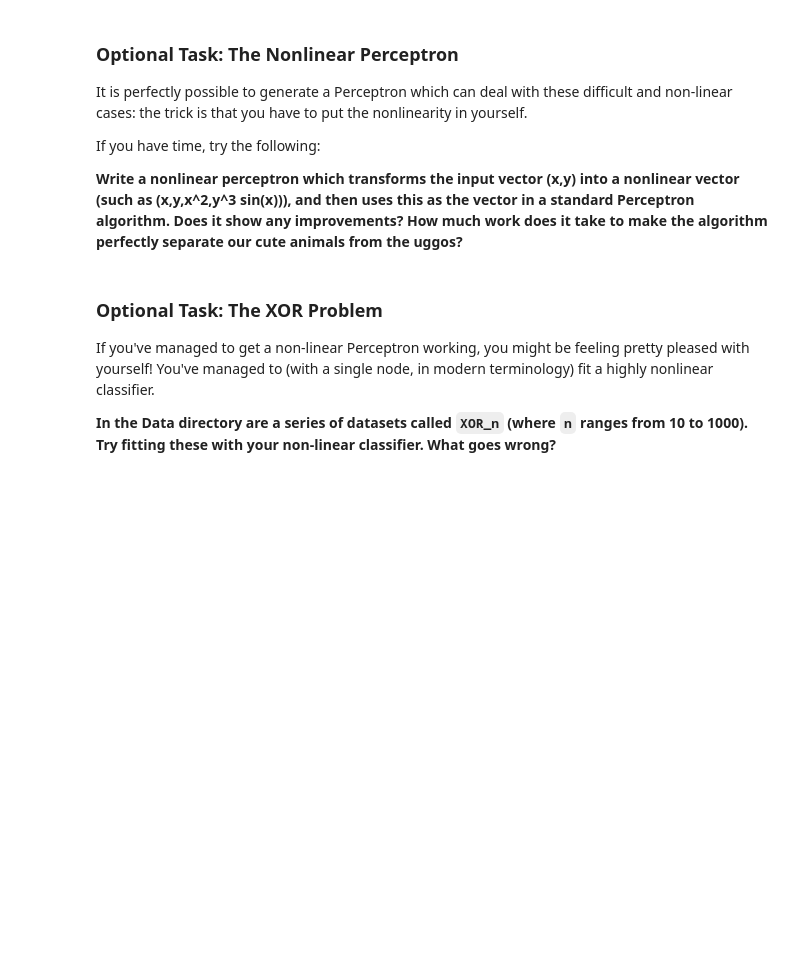
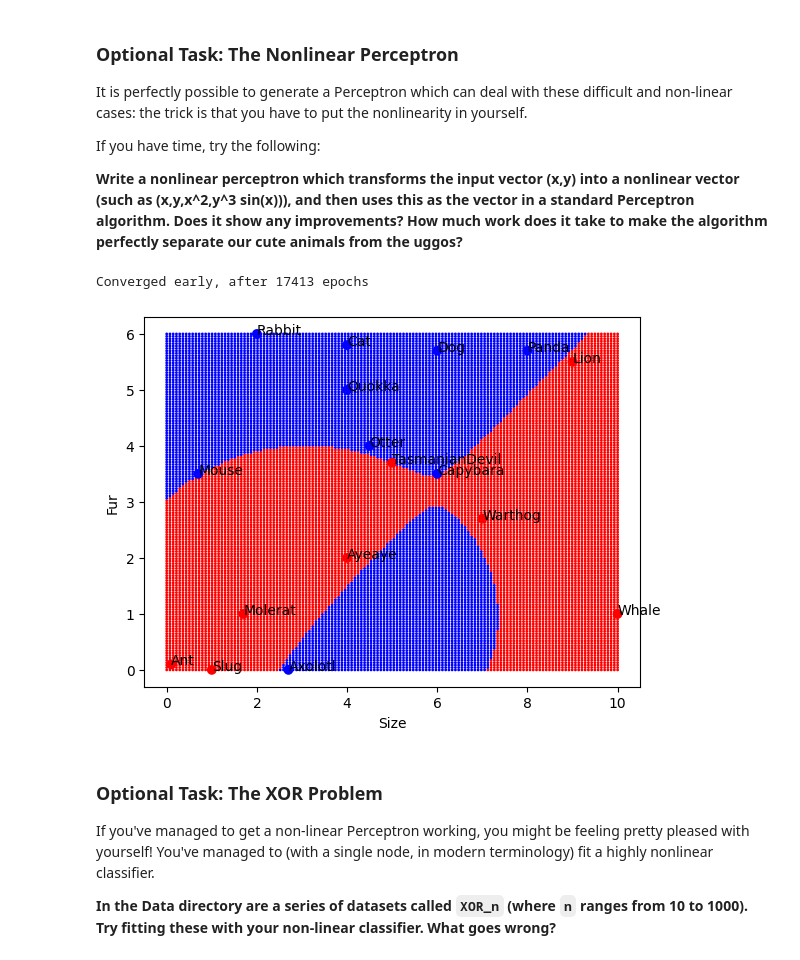
Before and after one commit to wtsi-hpag/xAIWorkshop, a Jupyter notebook: Code/notebook_solved.ipynb, the cells around one changed output. Drawn from its saved outputs; the diff is of its cells as text; code cells hidden in the pictures; blank space fills up the shorter version.

```diff
--- a/Code/notebook_solved.ipynb
+++ b/Code/notebook_solved.ipynb
@@ -292,7 +311,7 @@ class NonlinearPerceptron:
 		s = 0
 		for power in range(self.Power):
 			for r in range(power+1):
-				rates[s] = rate / 10**power
+				rates[s] = rate / 5**power
 				s+= 1
 
 
@@ -306,35 +325,41 @@ class NonlinearPerceptron:
 				if (P!= labels[r]):
 					noMistakes = False
 			if noMistakes:
 				print("Converged early, after",l,"epochs")
 				return
 names, labels, data = LoadCategoricalData("Data/cuteness_augmented.dat")
 
 
-P = NonlinearPerceptron(14)
-P.Train(data,labels,200000)
+P = NonlinearPerceptron(4)
+P.Train(data,labels,120000)
 
 cols = ['red','blue']
 x = np.linspace(0,10,140)
 y = np.linspace(0,6,140)
 
 N = len(x)*len(y)
 xs = np.zeros((N,))
 ys = np.zeros((N,))
 zs = ['']*N
 s= 0
 z = np.zeros((len(y),len(x)))
 for i,xp in enumerate(x):
 	for j,yp in enumerate(y):
 		l = P.Predict(np.array([xp,yp]))
 		xs[s] = xp
 		ys[s] = yp
 		zs[s] = cols[int(l)]
 		s+=1
 
 pt.scatter(xs,ys,1,zs)
+pt.xlabel("Size")
+pt.ylabel("Fur")
 PlotData(data,np.array(labels),names)
+
 pt.show()
+# %% [output]
+Converged early, after 17413 epochs
+[figure, added]
 # %% [markdown]
 ### Optional Task: The XOR Problem
 
```
Also changed, not shown: parts of 13 cells of this notebook, 30 other files.
